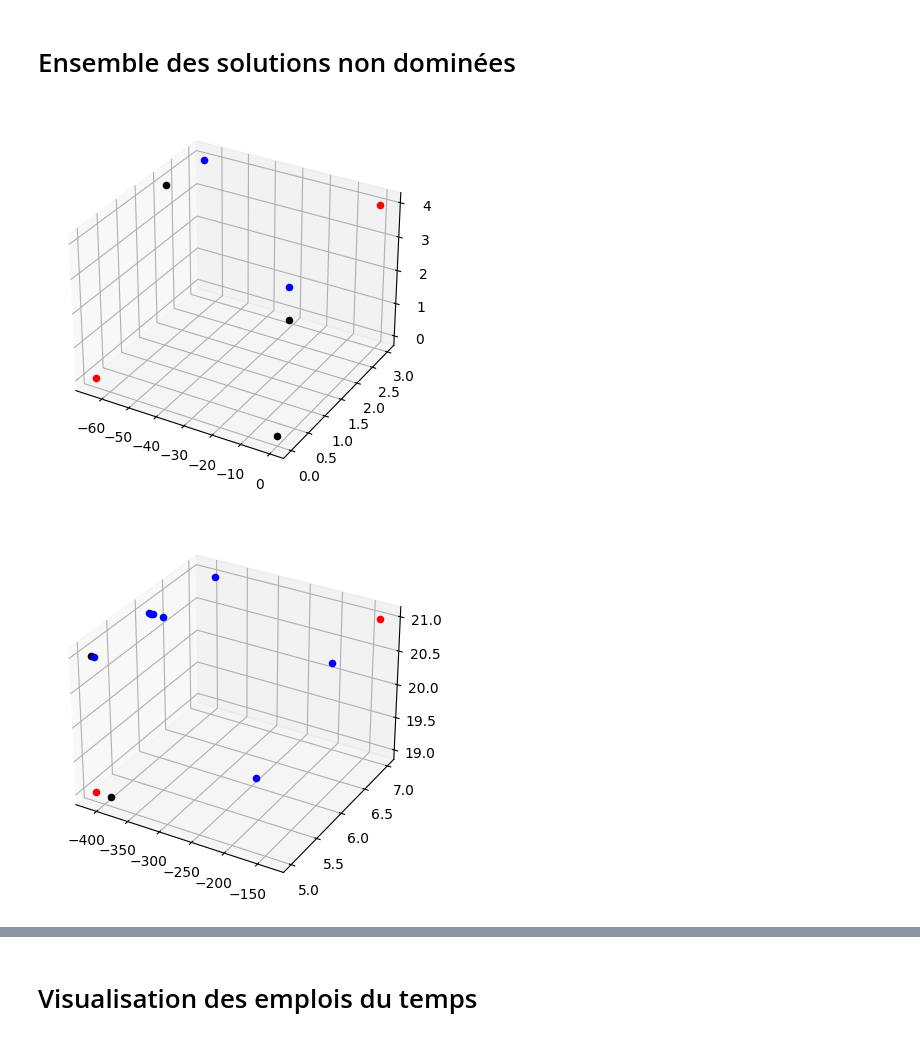
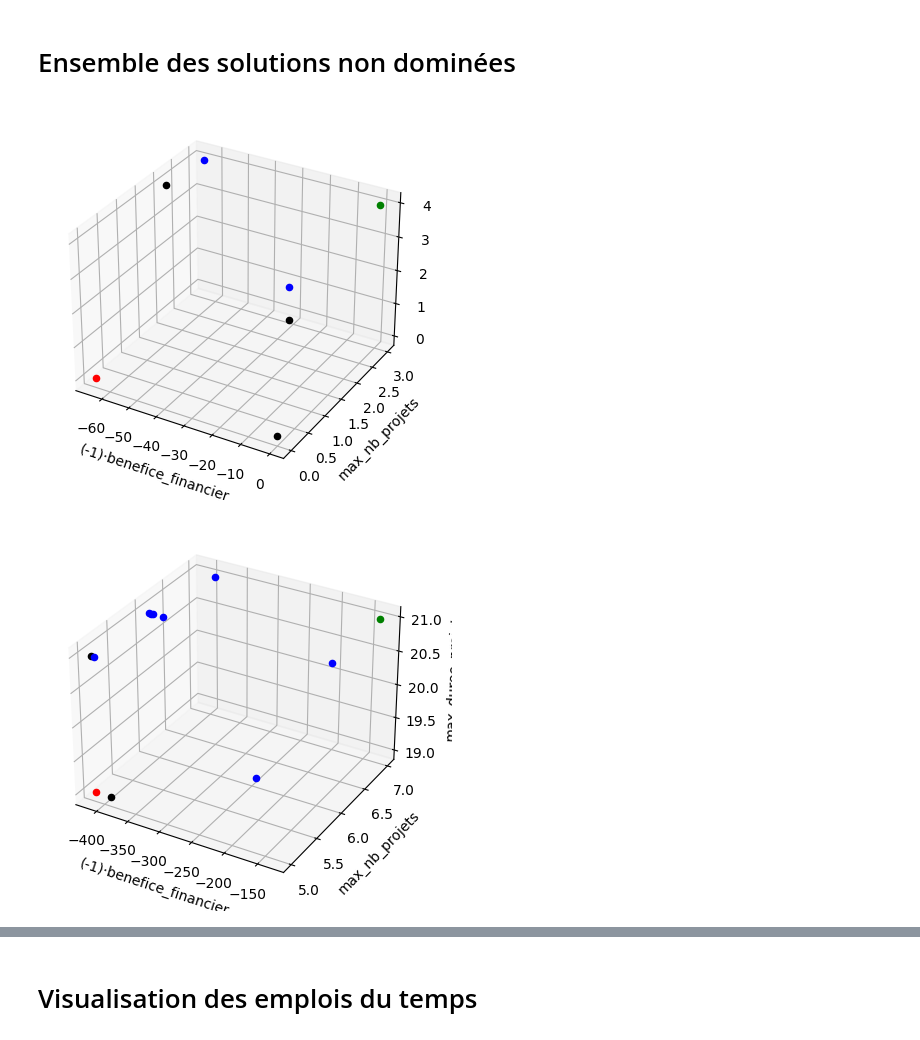
Before and after one commit to paulberard/optimization-decision-systems, a Jupyter notebook: project.ipynb, the cells around one changed output, grey strips where cells are left out. Cells and saved outputs as stored; diff of their text form; code cells hidden in the pictures.

Commit message:
added label to the axis and green color

```diff
--- a/project.ipynb
+++ b/project.ipynb
@@ -325,38 +325,46 @@ for i, (xi, yi, zi) in enumerate(zip(x, y, z)):
     else:
         color = 'b'
     ax.scatter(xi, yi, zi, c=color)
-ax.scatter(x_nadir, y_nadir, z_nadir, c='red')
+ax.scatter(x_nadir, y_nadir, z_nadir, c='green')
 ax.scatter(x_id, y_id, z_id, c='red')
+# Add labels to the axes
+ax.set_xlabel("(-1)·benefice_financier")
+ax.set_ylabel("max_nb_projets")
+ax.set_zlabel("max_duree_projet")
 # Show the plot
 plt.show()
 # %% [output]
-[figure, old version]
+[figure, new version]
 # %%
 # Define your 3D data
 x = [medium[i][0] for i in range(len(medium))]
 y = [medium[i][1] for i in range(len(medium))]
 z = [medium[i][2] for i in range(len(medium))]
 # Define the Nadir point and the ideal point
 x_nadir, y_nadir, z_nadir = max(x), max(y), max(z)
 x_id, y_id, z_id = min(x), min(y), min(z)
 # Define a list of indices that you want to color differently
 ND_indices = [ND_medium[i][0] for i in range(len(ND_medium))]
 # Initialize a figure and 3D axis
 fig = plt.figure()
 ax = fig.add_subplot(111, projection='3d')
 # Plot your data and color it accordingly
 for i, (xi, yi, zi) in enumerate(zip(x, y, z)):
     if i in ND_indices:
         color = 'black'
     else:
         color = 'b'
     ax.scatter(xi, yi, zi, c=color)
-ax.scatter(x_nadir, y_nadir, z_nadir, c='red')
+ax.scatter(x_nadir, y_nadir, z_nadir, c='green')
 ax.scatter(x_id, y_id, z_id, c='red')
+# Add labels to the axes
+ax.set_xlabel("(-1)·benefice_financier")
+ax.set_ylabel("max_nb_projets")
+ax.set_zlabel("max_duree_projet")
 # Show the plot
 plt.show()
 # %% [output]
-[figure, old version]
+[figure, new version]
 # %%
 # Define your 3D data
 x = [large[i][0] for i in range(len(large))]
```
Also changed, not shown: parts of 1 cell of this notebook.
